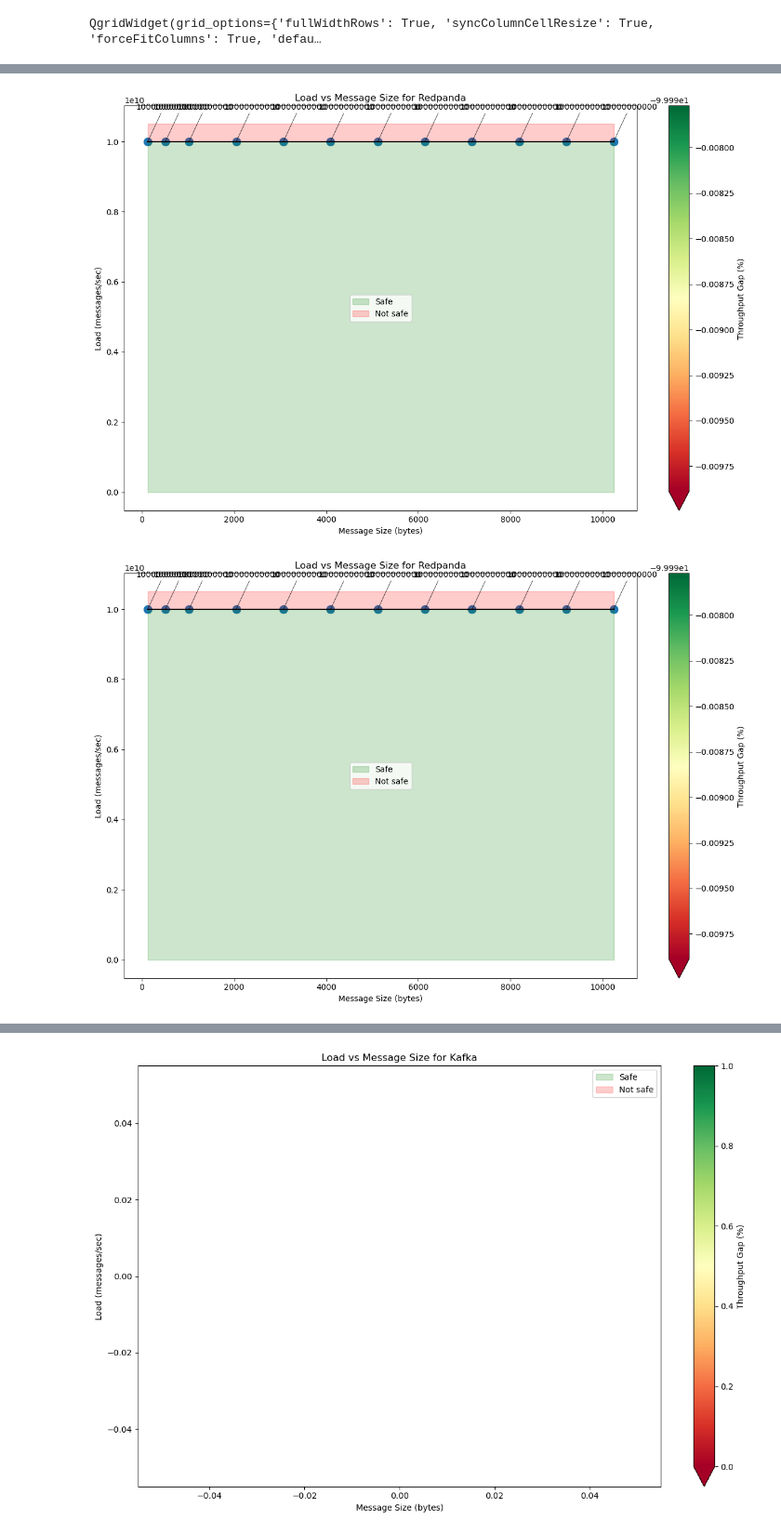
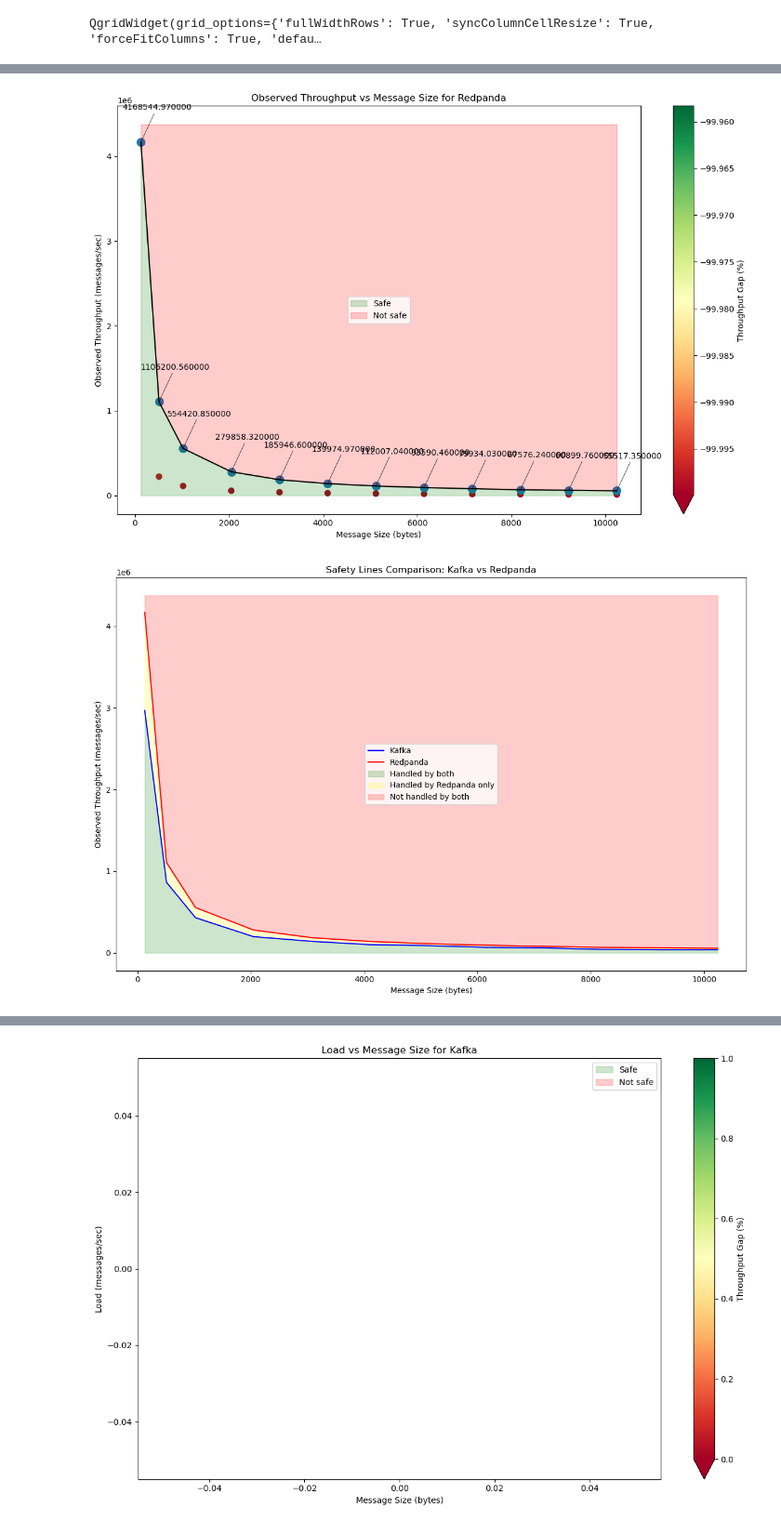
Before and after one commit to stream-energy/greenflow, a Jupyter notebook: analysis.ipynb, the cells around one changed output, grey strips where cells are left out. Shown at 93% size. Cells and saved outputs as stored; diff of their text form; code cells hidden in the pictures.

```diff
--- a/analysis.ipynb
+++ b/analysis.ipynb
@@ -17,7 +17,7 @@ import qgridnext as qgrid
 import greenflow.analysis as an
 from entrypoint import load_gin
 
-cutoff = "2024-09-23T14:40:18.761822+02:00"
+cutoff = "2024-10-01T14:40:18.761822+02:00"
 
 load_gin(exp_name="ingest-kafka", test=False)
 experiments = an.get_experiments()
@@ -26,9 +26,11 @@ def interest(exp) -> bool:
   params = exp["experiment_metadata"]["factors"]["exp_params"]
   messageSize = params["messageSize"]
   partitions = params["partitions"]
+  broker_cpu = int(params.get("broker_cpu", 0))
   if "Hammer" in exp["experiment_description"]:
-    if messageSize > 64 and partitions == 1:
-      return True
+    if "bw=25G" in exp["experiment_description"]:
+      if broker_cpu == 16 and messageSize > 64 and partitions == 1:
+        return True
   return False
 
 redpanda_kafka_data = an.filter_experiments(experiments, interest, cutoff)
@@ -79,4 +166,6 @@ data = enriched_data
 # %%
+import matplotlib.pyplot as plt
+
 # Function to create the graph for a specific system
 def create_graph(data, system_name):
     # Filter data for the specific system
@@ -90,7 +179,7 @@ def create_graph(data, system_name):
     # Create scatter plot for all points except the last point for each message size
     scatter = ax.scatter(
         system_data["messageSize"][:-1],
-        system_data["load"][:-1],
+        system_data["observed_throughput"][:-1],
         c=system_data["throughput_gap_percentage"][:-1],
         cmap=cmap,
         s=50,
@@ -100,40 +189,35 @@ def create_graph(data, system_name):
     last_points = system_data.groupby("messageSize").first()
     ax.scatter(
         last_points.index,
-        last_points["load"],
+        last_points["observed_throughput"],
         s=100,
         marker="o",
         linewidths=1,
     )
 
     for idx, row in last_points.iterrows():
-        ax.annotate(f"{row['load']:d}", (idx, row['load']),
+        ax.annotate(f"{row['observed_throughput']:f}", (idx, row['observed_throughput']),
                     textcoords="offset points", xytext=(20, 40), ha='center',
                     arrowprops=dict(arrowstyle="-", color='black', linewidth=0.5, shrinkA=0, shrinkB=0))
-
-    # for idx, row in last_points.iterrows():
-    #     ax.annotate(f"{row['load']:d}", (idx, row['load']),
-    #                 textcoords="offset points", xytext=(0,10), ha='center')
 
     # Sort the last points by messageSize
     last_points = last_points.sort_index()
 
     # Connect the last points with a line
-    ax.plot(last_points.index, last_points["load"], linestyle="-", color="black")
+    ax.plot(last_points.index, last_points["observed_throughput"], linestyle="-", color="black")
 
     # Fill the area below the line as "Safe"
-    ax.fill_between(last_points.index, last_points["load"], color="green", alpha=0.2, label="Safe")
+    ax.fill_between(last_points.index, last_points["observed_throughput"], color="green", alpha=0.2, label="Safe")
 
     # Fill the area above the line as "Not safe"
-    ax.fill_between(last_points.index, last_points["load"], y2=ax.get_ylim()[1], color="red", alpha=0.2, label="Not safe")
+    ax.fill_between(last_points.index, last_points["observed_throughput"], y2=ax.get_ylim()[1], color="red", alpha=0.2, label="Not safe")
 
     # Add color bar
     plt.colorbar(scatter, ax=ax, label="Throughput Gap (%)", extend="min")
 
-    ax.set_title(f"Load vs Message Size for {system_name}")
+    ax.set_title(f"Observed Throughput vs Message Size for {system_name}")
     ax.set_xlabel("Message Size (bytes)")
-    ax.set_ylabel("Load (messages/sec)")
-    # ax.set_yscale('log')
+    ax.set_ylabel("Observed Throughput (messages/sec)")
 
     # Add legend
     ax.legend()
@@ -145,35 +229,28 @@ def create_graph(data, system_name):
 
 
 # Create graphs for Montcalm and Neowise
-# kafka_last_points = create_graph(data[(data["exp_name"] == "ingest-kafka")& (data["messageSize"] <= 8192)], "Kafka")
 kafka_last_points = create_graph(data[data["exp_name"] == "ingest-kafka"], "Kafka")
-redpanda_last_points = create_graph(data[data["exp_name"] == "ingest-redpanda"], "Redpanda")
-# kafka_last_points = create_graph(data[(data["exp_name"] == "ingest-kafka")& (data["messageSize"] <= 8192)], "Kafka")
-# redpanda_last_points = create_graph(data[(data["exp_name"] == "ingest-redpanda")& (data["messageSize"] <= 8192)], "Redpanda")
 redpanda_last_points = create_graph(data[data["exp_name"] == "ingest-redpanda"], "Redpanda")
 
 # Create a new figure for comparing the safety lines
 fig, ax = plt.subplots(figsize=(12, 8))
-# ax.set_yscale('log')
-# ax.set_xscale('log')
 
 # Plot the safety lines for Kafka and Redpanda
-ax.plot(kafka_last_points.index, kafka_last_points["load"], linestyle="-", color="blue", label="Kafka")
-ax.plot(redpanda_last_points.index, redpanda_last_points["load"], linestyle="-", color="red", label="Redpanda")
+ax.plot(kafka_last_points.index, kafka_last_points["observed_throughput"], linestyle="-", color="blue", label="Kafka")
+ax.plot(redpanda_last_points.index, redpanda_last_points["observed_throughput"], linestyle="-", color="red", label="Redpanda")
 
 # Fill the region that can be handled by both Kafka and Redpanda
-ax.fill_between(kafka_last_points.index, kafka_last_points["load"], color="green", alpha=0.2, label="Handled by both")
+ax.fill_between(kafka_last_points.index, kafka_last_points["observed_throughput"], color="green", alpha=0.2, label="Handled by both")
 
 # Fill the region that can be handled by Redpanda but not Kafka
-ax.fill_between(kafka_last_points.index, kafka_last_points["load"], redpanda_last_points["load"], where=(redpanda_last_points["load"] > kafka_last_points["load"]), color="yellow", alpha=0.2, label="Handled by Redpanda only")
+ax.fill_between(kafka_last_points.index, kafka_last_points["observed_throughput"], redpanda_last_points["observed_throughput"], where=(redpanda_last_points["observed_throughput"] > kafka_last_points["observed_throughput"]), color="yellow", alpha=0.2, label="Handled by Redpanda only")
 
 # Fill the region that cannot be handled by both
-ax.fill_between(redpanda_last_points.index, redpanda_last_points["load"], y2=ax.get_ylim()[1], color="red", alpha=0.2, label="Not handled by both")
+ax.fill_between(redpanda_last_points.index, redpanda_last_points["observed_throughput"], y2=ax.get_ylim()[1], color="red", alpha=0.2, label="Not handled by both")
 
 ax.set_title("Safety Lines Comparison: Kafka vs Redpanda")
 ax.set_xlabel("Message Size (bytes)")
-ax.set_ylabel("Load (messages/sec)")
-
+ax.set_ylabel("Observed Throughput (messages/sec)")
 
 # Add legend
 ax.legend()
@@ -185,2 +262,2 @@ plt.show()
-[figure, old version]
+[figure, new version]
-[figure, old version]
+[figure, new version]
```
Also changed, not shown: parts of 4 cells of this notebook, 22 other files.
